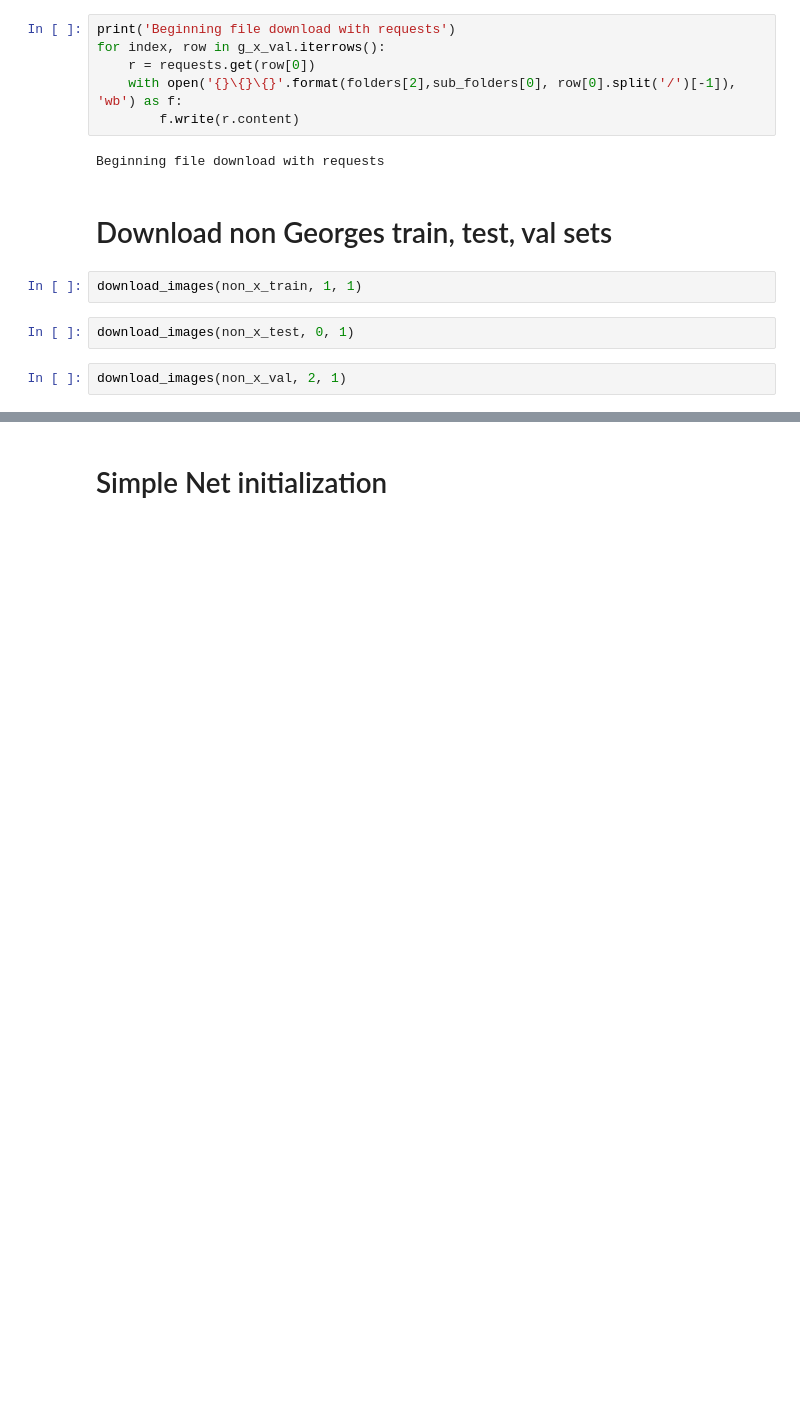
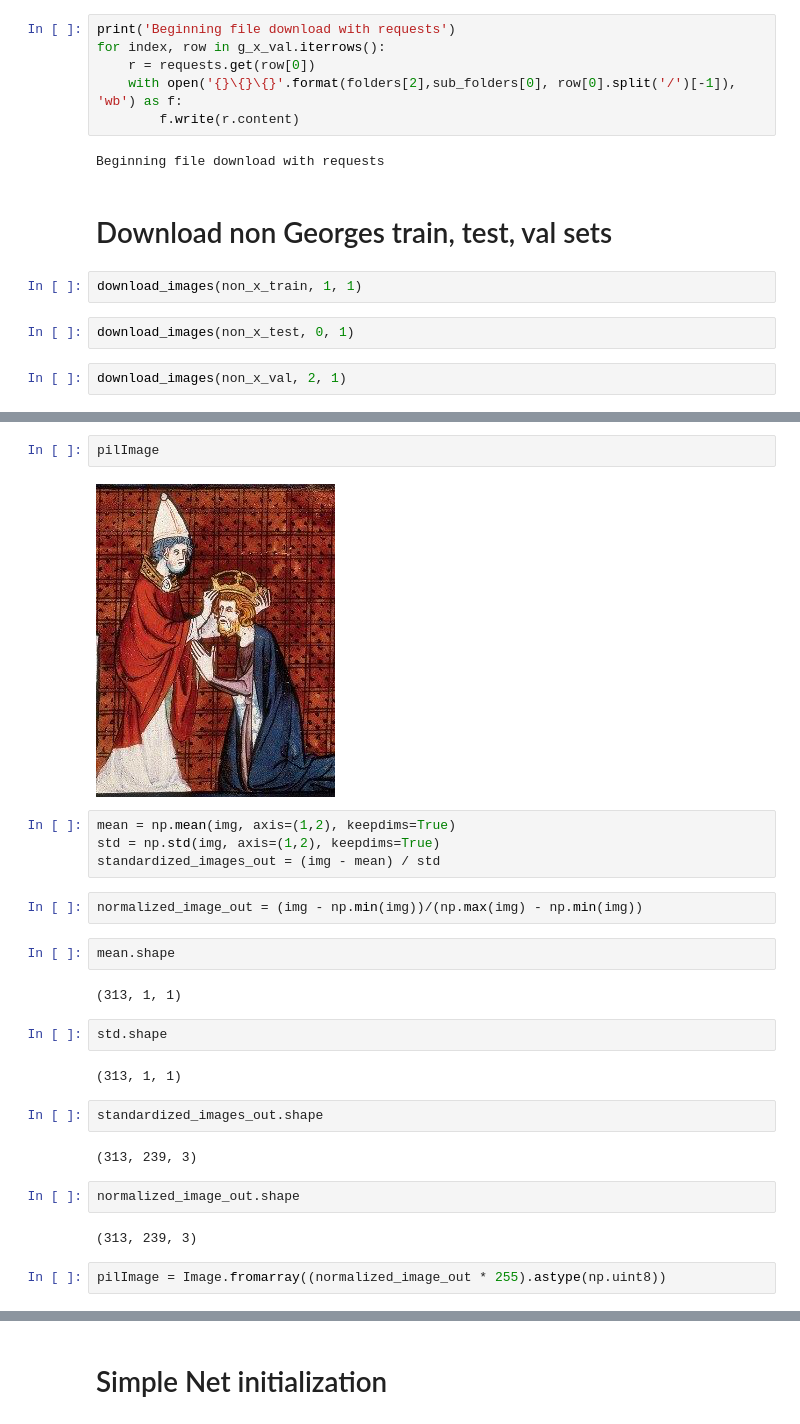
Before and after one commit to sh1n0b1n0m0n0/georges_or_not, a Jupyter notebook: Тестовое задание на Junior CV engineer.ipynb, the cells around one changed output, grey strips where cells are left out. Cells and saved outputs as stored; diff of their text form; blank space fills up the shorter version.

```diff
--- a/Тестовое задание на Junior CV engineer.ipynb
+++ b/Тестовое задание на Junior CV engineer.ipynb
@@ -129,0 +196,28 @@ download_images(non_x_val, 2, 1)
+# %%
+pilImage
+# %% [output]
+[figure, added]
+# %%
+mean = np.mean(img, axis=(1,2), keepdims=True)
+std = np.std(img, axis=(1,2), keepdims=True)
+standardized_images_out = (img - mean) / std
+# %%
+normalized_image_out = (img - np.min(img))/(np.max(img) - np.min(img))
+# %%
+mean.shape
+# %% [output]
+(313, 1, 1)
+# %%
+std.shape
+# %% [output]
+(313, 1, 1)
+# %%
+standardized_images_out.shape
+# %% [output]
+(313, 239, 3)
+# %%
+normalized_image_out.shape
+# %% [output]
+(313, 239, 3)
+# %%
+pilImage = Image.fromarray((normalized_image_out * 255).astype(np.uint8))
```
Also changed, not shown: parts of 34 cells of this notebook.
